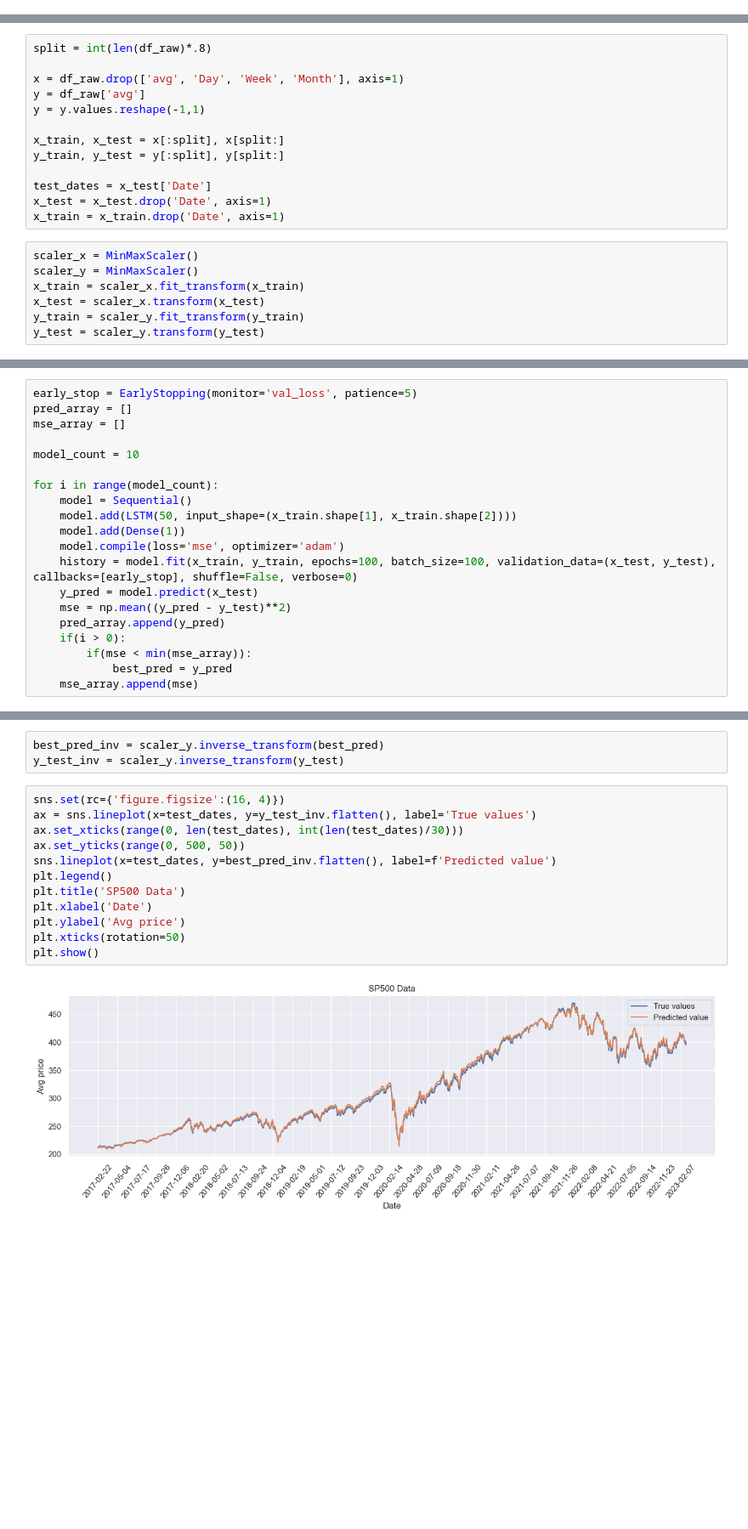
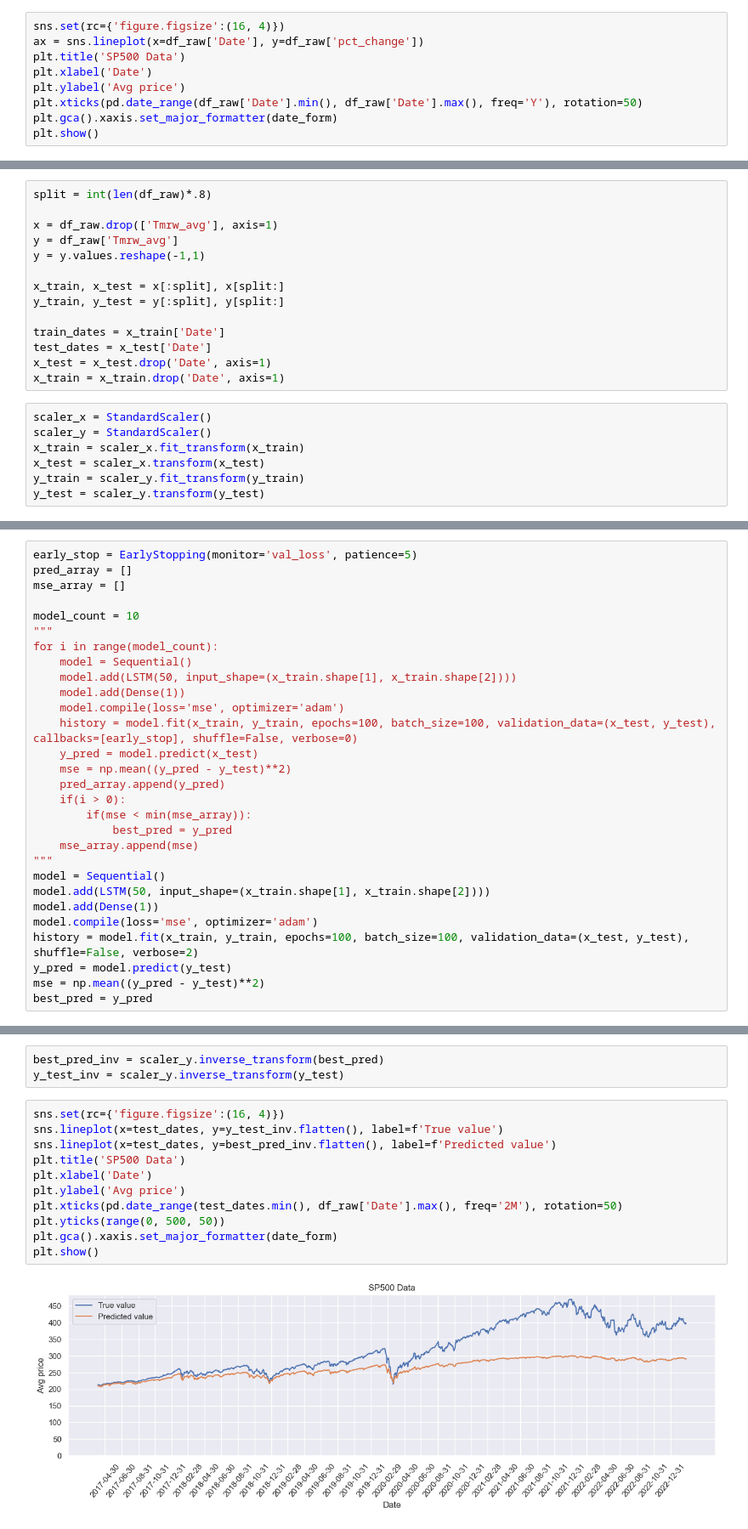
Before and after one commit to okenreed/aai501_final, a Jupyter notebook: final.ipynb, the cells around one changed output, grey strips where cells are left out. Shown at 85% size. Saved outputs shown, nothing was run; the diff lists cells and outputs as text; blank space fills up the shorter version.

```diff
--- a/final.ipynb
+++ b/final.ipynb
@@ -42,0 +77,9 @@ plt.show()
+# %%
+sns.set(rc={'figure.figsize':(16, 4)})
+ax = sns.lineplot(x=df_raw['Date'], y=df_raw['pct_change'])
+plt.title('SP500 Data')
+plt.xlabel('Date')
+plt.ylabel('Avg price')
+plt.xticks(pd.date_range(df_raw['Date'].min(), df_raw['Date'].max(), freq='Y'), rotation=50)
+plt.gca().xaxis.set_major_formatter(date_form)
+plt.show()
@@ -61,19 +106,20 @@ def mape_calc(y_true, y_pred):
 # %%
 split = int(len(df_raw)*.8)
 
-x = df_raw.drop(['avg', 'Day', 'Week', 'Month'], axis=1)
-y = df_raw['avg']
+x = df_raw.drop(['Tmrw_avg'], axis=1)
+y = df_raw['Tmrw_avg']
 y = y.values.reshape(-1,1)
 
 x_train, x_test = x[:split], x[split:]
 y_train, y_test = y[:split], y[split:]
 
+train_dates = x_train['Date']
 test_dates = x_test['Date']
 x_test = x_test.drop('Date', axis=1)
 x_train = x_train.drop('Date', axis=1)
 # %%
-scaler_x = MinMaxScaler()
-scaler_y = MinMaxScaler()
+scaler_x = StandardScaler()
+scaler_y = StandardScaler()
 x_train = scaler_x.fit_transform(x_train)
 x_test = scaler_x.transform(x_test)
 y_train = scaler_y.fit_transform(y_train)
@@ -87,7 +133,7 @@ pred_array = []
 mse_array = []
 
 model_count = 10
-
+"""
 for i in range(model_count):
     model = Sequential()
     model.add(LSTM(50, input_shape=(x_train.shape[1], x_train.shape[2])))
@@ -101,5 +147,14 @@ for i in range(model_count):
         if(mse < min(mse_array)):
             best_pred = y_pred
     mse_array.append(mse)
+"""
+model = Sequential()
+model.add(LSTM(50, input_shape=(x_train.shape[1], x_train.shape[2])))
+model.add(Dense(1))
+model.compile(loss='mse', optimizer='adam')
+history = model.fit(x_train, y_train, epochs=100, batch_size=100, validation_data=(x_test, y_test), shuffle=False, verbose=2)
+y_pred = model.predict(y_test)
+mse = np.mean((y_pred - y_test)**2)
+best_pred = y_pred
 # %% [output]
 Epoch 1/100
@@ -124,15 +183,14 @@ best_pred_inv = scaler_y.inverse_transform(best_pred)
 y_test_inv = scaler_y.inverse_transform(y_test)
 # %%
 sns.set(rc={'figure.figsize':(16, 4)})
-ax = sns.lineplot(x=test_dates, y=y_test_inv.flatten(), label='True values')
-ax.set_xticks(range(0, len(test_dates), int(len(test_dates)/30)))
-ax.set_yticks(range(0, 500, 50))
+sns.lineplot(x=test_dates, y=y_test_inv.flatten(), label=f'True value')
 sns.lineplot(x=test_dates, y=best_pred_inv.flatten(), label=f'Predicted value')
-plt.legend()
 plt.title('SP500 Data')
 plt.xlabel('Date')
 plt.ylabel('Avg price')
-plt.xticks(rotation=50)
+plt.xticks(pd.date_range(test_dates.min(), df_raw['Date'].max(), freq='2M'), rotation=50)
+plt.yticks(range(0, 500, 50))
+plt.gca().xaxis.set_major_formatter(date_form)
 plt.show()
 # %% [output]
-[figure, old version]
+[figure, new version]
```
Also changed, not shown: parts of 9 cells of this notebook.
